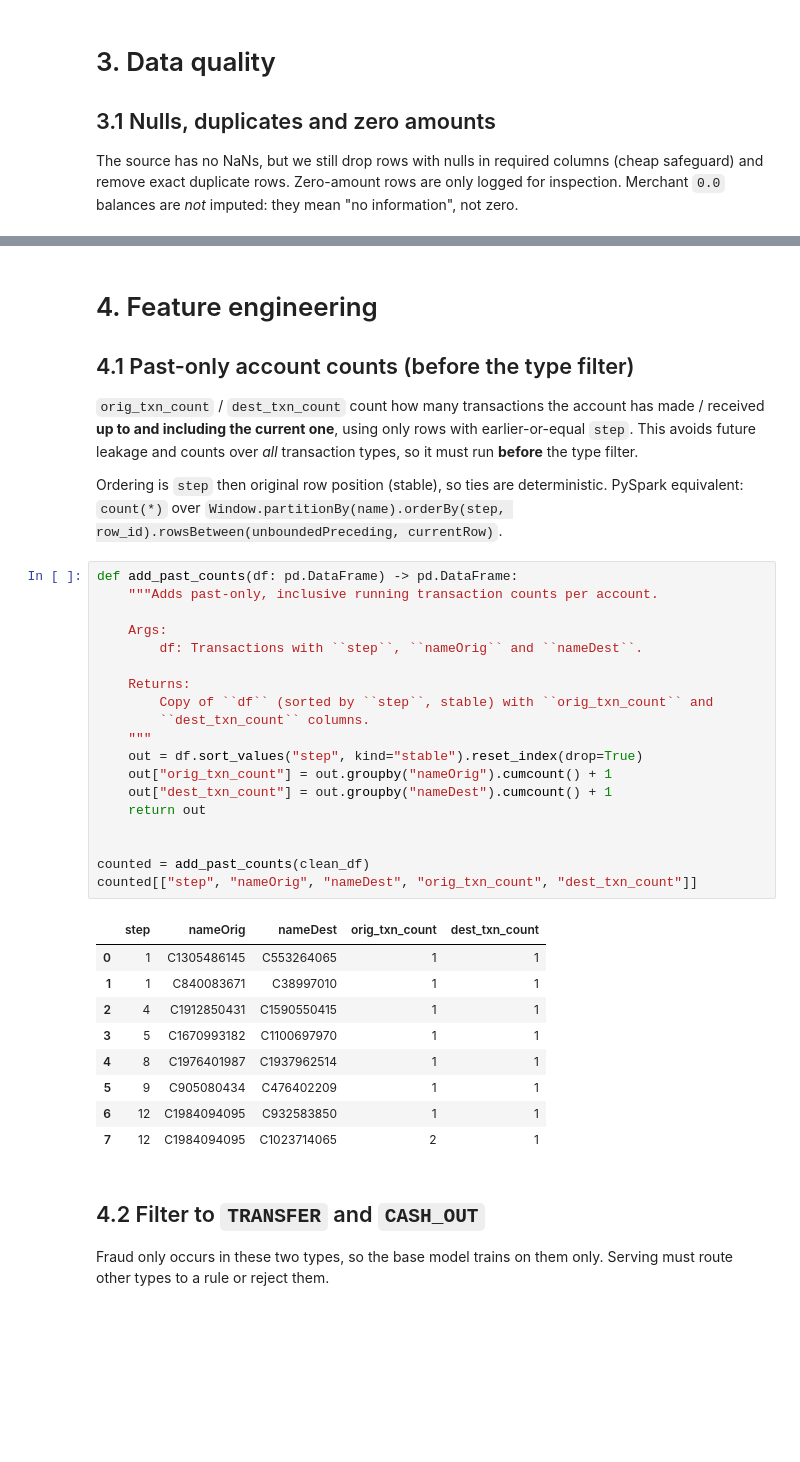
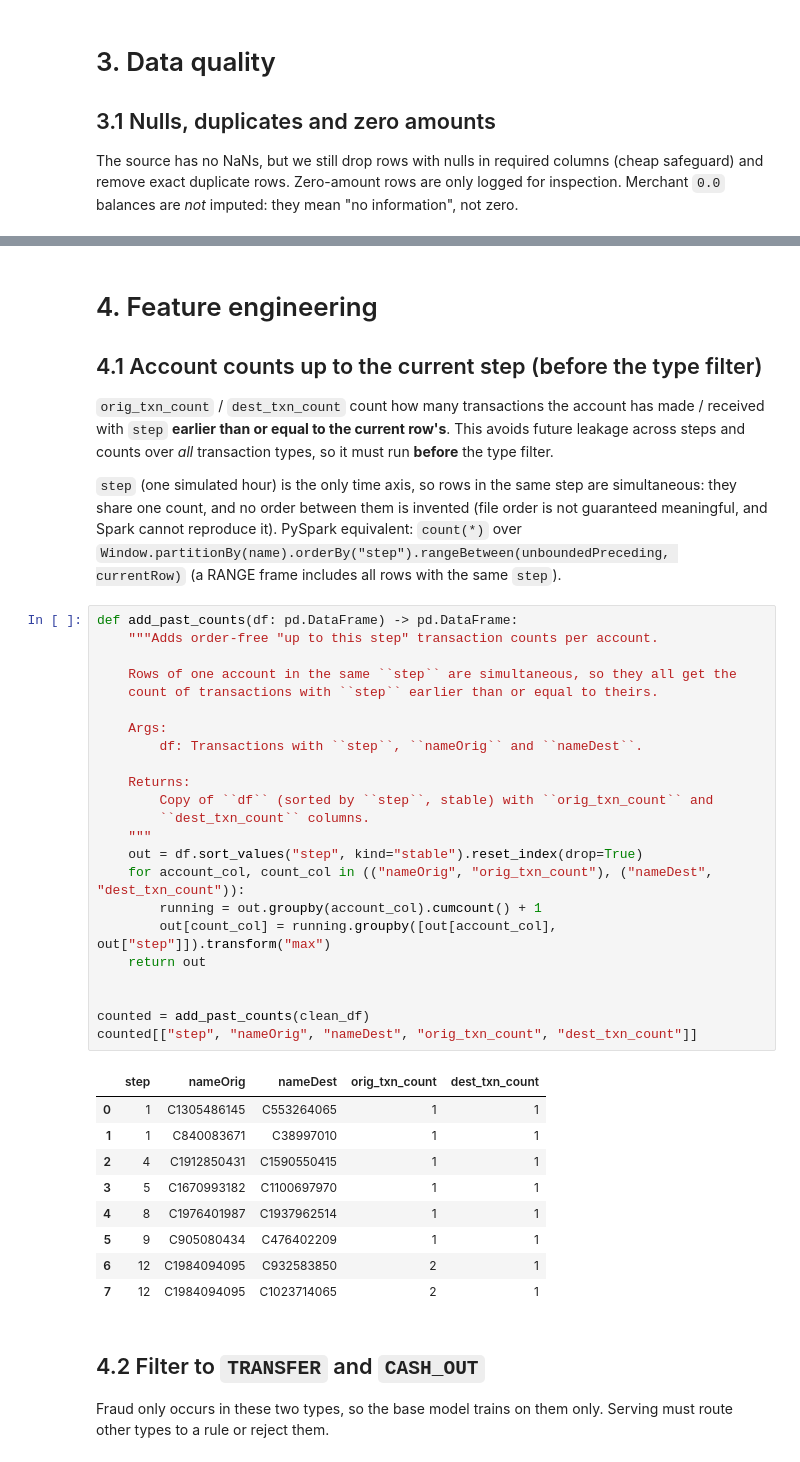
Before and after one commit to rahulvansh66/transaction-fraud-detection, a Jupyter notebook: notebooks/01_preprocessing_feature_engineering.ipynb, the cells around one changed output, grey strips where cells are left out. Drawn from its saved outputs; the diff is of its cells as text; blank space fills up the shorter version.

```diff
--- a/notebooks/01_preprocessing_feature_engineering.ipynb
+++ b/notebooks/01_preprocessing_feature_engineering.ipynb
@@ -169,39 +177,43 @@ clean_df = clean(raw)
 # %% [markdown]
 # 4. Feature engineering
 
-## 4.1 Past-only account counts (before the type filter)
+## 4.1 Account counts up to the current step (before the type filter)
 
-`orig_txn_count` / `dest_txn_count` count how many transactions the account has made / received **up to and including the current one**, using only rows with earlier-or-equal `step`. This avoids future leakage and counts over *all* transaction types, so it must run **before** the type filter.
+`orig_txn_count` / `dest_txn_count` count how many transactions the account has made / received with `step` **earlier than or equal to the current row's**. This avoids future leakage across steps and counts over *all* transaction types, so it must run **before** the type filter.
 
-Ordering is `step` then original row position (stable), so ties are deterministic. PySpark equivalent: `count(*)` over `Window.partitionBy(name).orderBy(step, row_id).rowsBetween(unboundedPreceding, currentRow)`.
+`step` (one simulated hour) is the only time axis, so rows in the same step are simultaneous: they share one count, and no order between them is invented (file order is not guaranteed meaningful, and Spark cannot reproduce it). PySpark equivalent: `count(*)` over `Window.partitionBy(name).orderBy("step").rangeBetween(unboundedPreceding, currentRow)` (a RANGE frame includes all rows with the same `step`).
 # %%
 def add_past_counts(df: pd.DataFrame) -> pd.DataFrame:
-    """Adds past-only, inclusive running transaction counts per account.
+    """Adds order-free "up to this step" transaction counts per account.
+
+    Rows of one account in the same ``step`` are simultaneous, so they all get the
+    count of transactions with ``step`` earlier than or equal to theirs.
 
     Args:
         df: Transactions with ``step``, ``nameOrig`` and ``nameDest``.
 
     Returns:
         Copy of ``df`` (sorted by ``step``, stable) with ``orig_txn_count`` and
         ``dest_txn_count`` columns.
     """
     out = df.sort_values("step", kind="stable").reset_index(drop=True)
-    out["orig_txn_count"] = out.groupby("nameOrig").cumcount() + 1
-    out["dest_txn_count"] = out.groupby("nameDest").cumcount() + 1
+    for account_col, count_col in (("nameOrig", "orig_txn_count"), ("nameDest", "dest_txn_count")):
+        running = out.groupby(account_col).cumcount() + 1
+        out[count_col] = running.groupby([out[account_col], out["step"]]).transform("max")
     return out
 
 
 counted = add_past_counts(clean_df)
 counted[["step", "nameOrig", "nameDest", "orig_txn_count", "dest_txn_count"]]
 # %% [output]
 |  | step | nameOrig | nameDest | orig_txn_count | dest_txn_count |
 | 0 | 1 | C1305486145 | C553264065 | 1 | 1 |
 | 1 | 1 | C840083671 | C38997010 | 1 | 1 |
 | 2 | 4 | C1912850431 | C1590550415 | 1 | 1 |
 | 3 | 5 | C1670993182 | C1100697970 | 1 | 1 |
 | 4 | 8 | C1976401987 | C1937962514 | 1 | 1 |
 | 5 | 9 | C905080434 | C476402209 | 1 | 1 |
-| 6 | 12 | C1984094095 | C932583850 | 1 | 1 |
+| 6 | 12 | C1984094095 | C932583850 | 2 | 1 |
 | 7 | 12 | C1984094095 | C1023714065 | 2 | 1 |
 # %% [markdown]
 ## 4.2 Filter to `TRANSFER` and `CASH_OUT`
```
Also changed, not shown: parts of 10 cells of this notebook, 20 other files.
